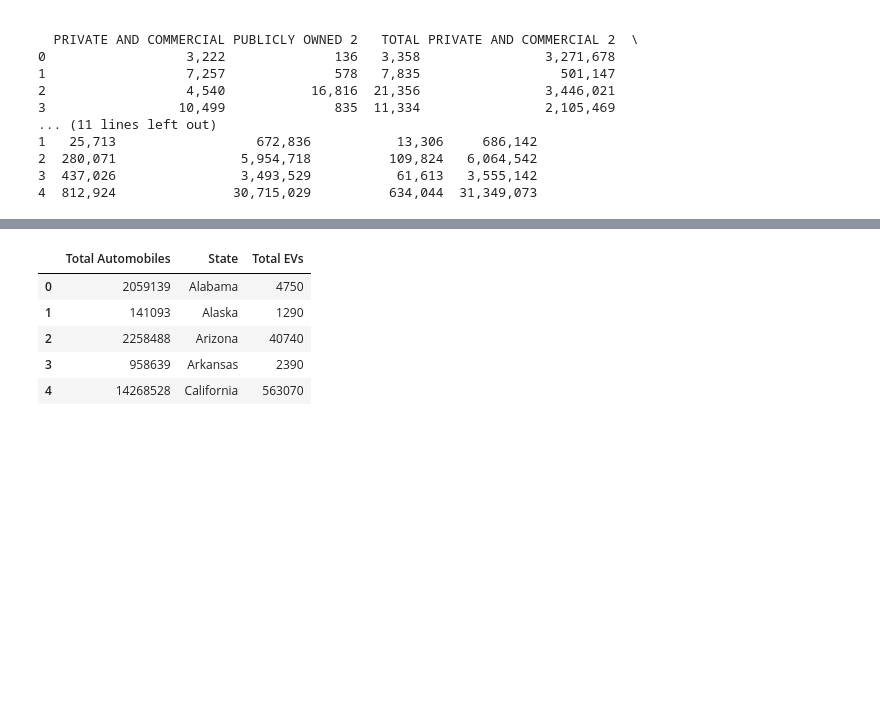
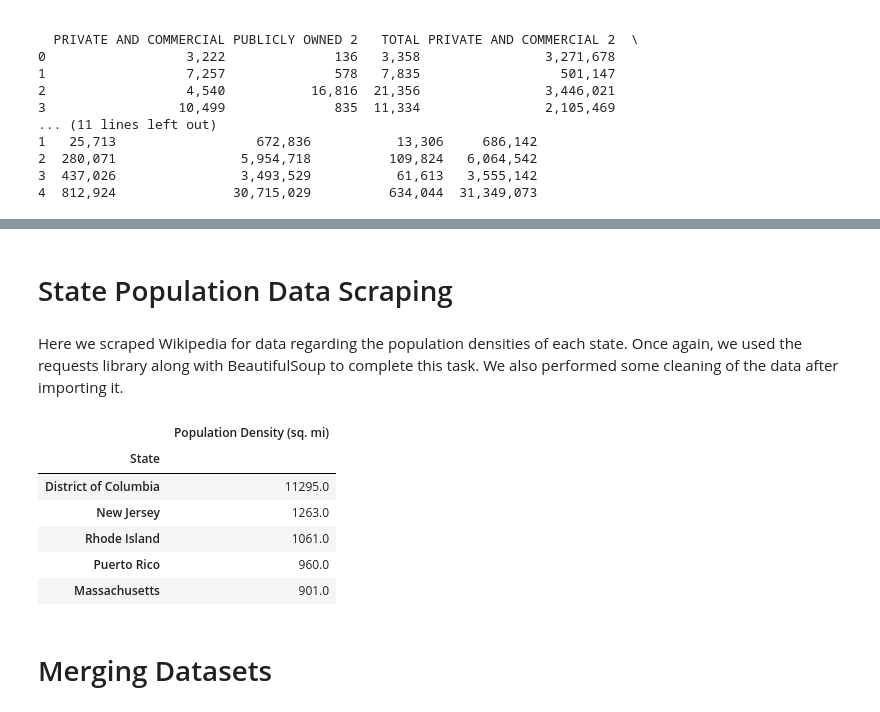
Before and after one commit to AhmedAltunisi/EVChargingStationDash, a Jupyter notebook: MISM3405ProjectFile.ipynb, the cells around one changed output, grey strips where cells are left out. Cells and saved outputs as stored; diff of their text form; code cells hidden in the pictures; blank space fills up the shorter version.

```diff
--- a/MISM3405ProjectFile.ipynb
+++ b/MISM3405ProjectFile.ipynb
@@ -302,9 +390,57 @@ merged_df = pd.merge(vehicle_count_df, state_ev_counts, on='State', how='outer')
+# %% [markdown]
+# State Population Data Scraping
+# %% [markdown]
+Here we scraped Wikipedia for data regarding the population densities of each state. Once again, we used the requests library along with BeautifulSoup to complete this task. We also performed some cleaning of the data after importing it.
+# %%
+#Getting the population densities of each state
+pop_url = 'https://en.wikipedia.org/wiki/List_of_states_and_territories_of_the_United_States_by_population_density'
+pop_req = requests.get(pop_url)
+
+#Parse HTML content with BeautifulSoup library
+pop_soup = BeautifulSoup(pop_req.content, 'html.parser')
+
+#Find the table element
+pop_table = pop_soup.find_all('table')[0]
+pop_rows = pop_table.find_all('tr')
+
+#Empty list to store table data
+tab_data = []
+
+# Loop through each row in the table and extract the text from the cells
+for row in pop_rows:
+    cells = row.find_all('td')
+    if cells:
+        row_data = []
+        for cell in cells:
+            row_data.append(cell.get_text().strip())
+        tab_data.append(row_data)
+
+#Add population densities to the dataframe
+states = [row.find_all('th')[0].get_text().strip() for row in pop_table.find_all('tr')[1:]]
+
+states.pop(0)
+states.pop(-1)
+
+pop_df = pd.DataFrame(tab_data)
+pop_df.drop(pop_df.tail(1).index,inplace=True) # drop last row
+
+pop_df['State'] = states
+pop_df.rename(columns={2:'Population Density (sq. mi)'}, inplace=True)
+
+pop_df = pop_df[['State', 'Population Density (sq. mi)']]
+
+pop_df = pop_df.set_index('State')
+
+pop_df['Population Density (sq. mi)'] = pop_df['Population Density (sq. mi)'].astype(float)
 # %%
-merged_df.head()
+pop_df.head()
 # %% [output]
-|  | Total Automobiles | State | Total EVs |
-| 0 | 2059139 | Alabama | 4750 |
-| 1 | 141093 | Alaska | 1290 |
-| 2 | 2258488 | Arizona | 40740 |
-| 3 | 958639 | Arkansas | 2390 |
-| 4 | 14268528 | California | 563070 |
+|  | Population Density (sq. mi) |
+| State |  |
+| District of Columbia | 11295.0 |
+| New Jersey | 1263.0 |
+| Rhode Island | 1061.0 |
+| Puerto Rico | 960.0 |
+| Massachusetts | 901.0 |
+# %% [markdown]
+# Merging Datasets
```
Also changed, not shown: parts of 58 cells of this notebook.
